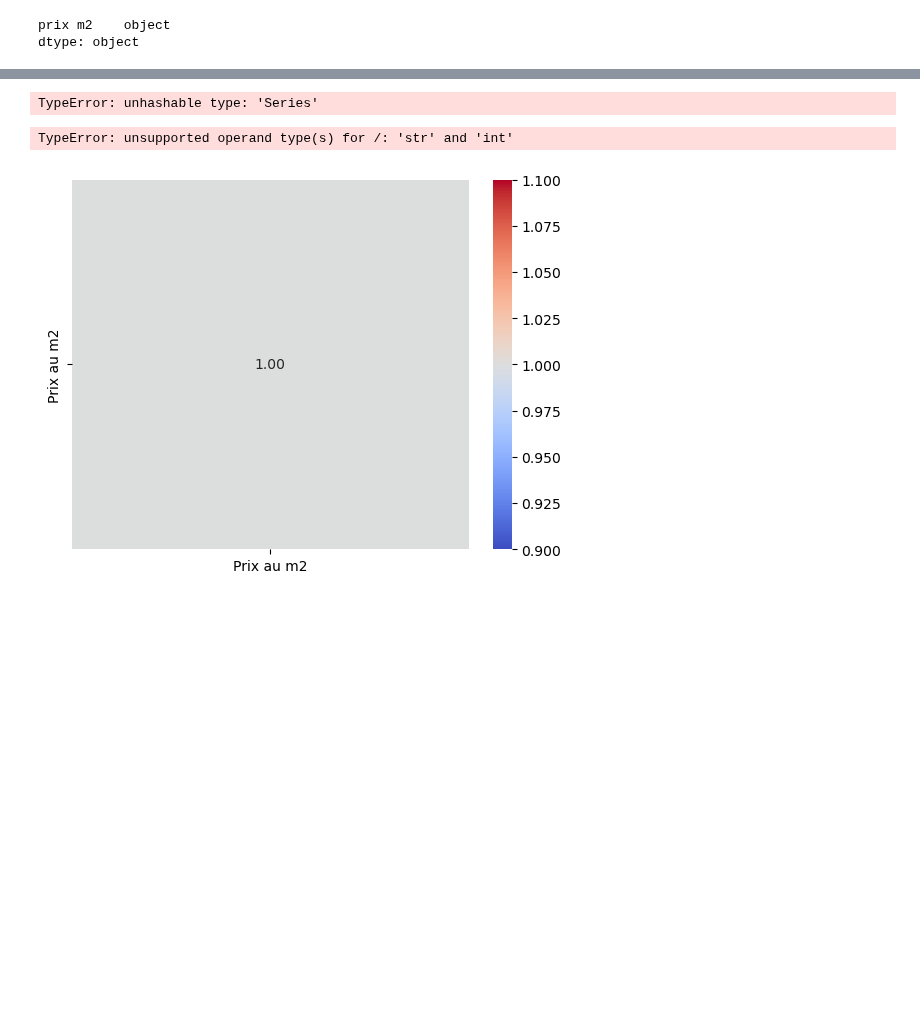
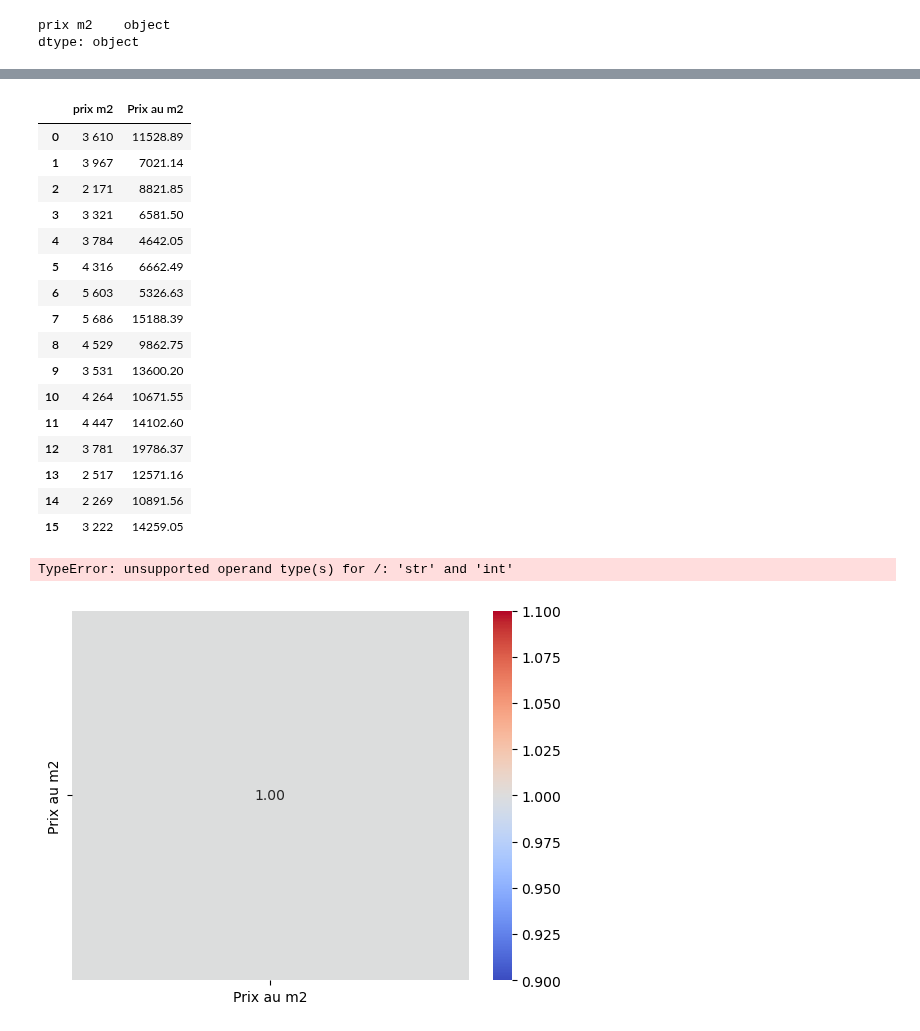
Before and after one commit to nkhenissi/pyhton-for-the-data-scientist, a Jupyter notebook: Statdes.ipynb, the cells around one changed output, grey strips where cells are left out. Saved outputs shown, nothing was run; the diff lists cells and outputs as text; code cells hidden in the pictures; blank space fills up the shorter version.

```diff
--- a/Statdes.ipynb
+++ b/Statdes.ipynb
@@ -154,8 +186,24 @@ dtype: object
 # %%
-dfmix=pd.concat([dff,DVFmoy['Prix au m2']], axis=1).astype({dff['prix m2']:float})
+dfmix=pd.concat([dfff,DVFmoy['Prix au m2']], axis=1)
 dfmix
 # %% [output]
-TypeError: unhashable type: 'Series'
+|  | prix m2 | Prix au m2 |
+| 0 | 3 610 | 11528.89 |
+| 1 | 3 967 | 7021.14 |
+| 2 | 2 171 | 8821.85 |
+| 3 | 3 321 | 6581.50 |
+| 4 | 3 784 | 4642.05 |
+| 5 | 4 316 | 6662.49 |
+| 6 | 5 603 | 5326.63 |
+| 7 | 5 686 | 15188.39 |
+| 8 | 4 529 | 9862.75 |
+| 9 | 3 531 | 13600.20 |
+| 10 | 4 264 | 10671.55 |
+| 11 | 4 447 | 14102.60 |
+| 12 | 3 781 | 19786.37 |
+| 13 | 2 517 | 12571.16 |
+| 14 | 2 269 | 10891.56 |
+| 15 | 3 222 | 14259.05 |
 # %%
 dfmix['prix m2'].corr(dfmix['Prix au m2'])
 # %% [output]
```
Also changed, not shown: parts of 9 cells of this notebook.
